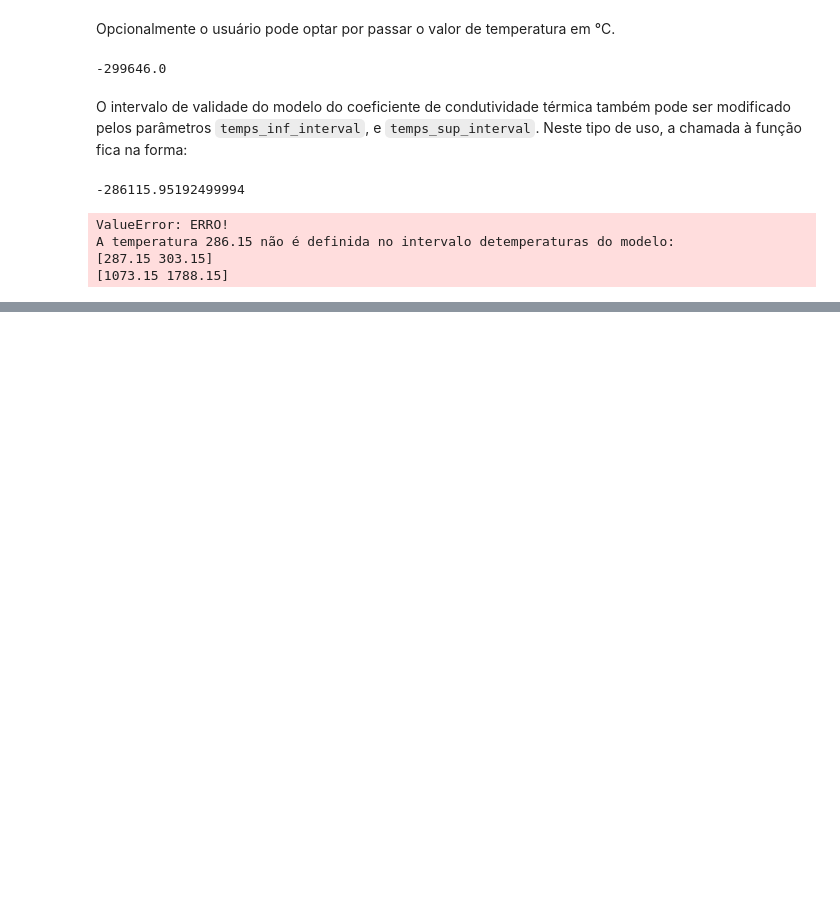
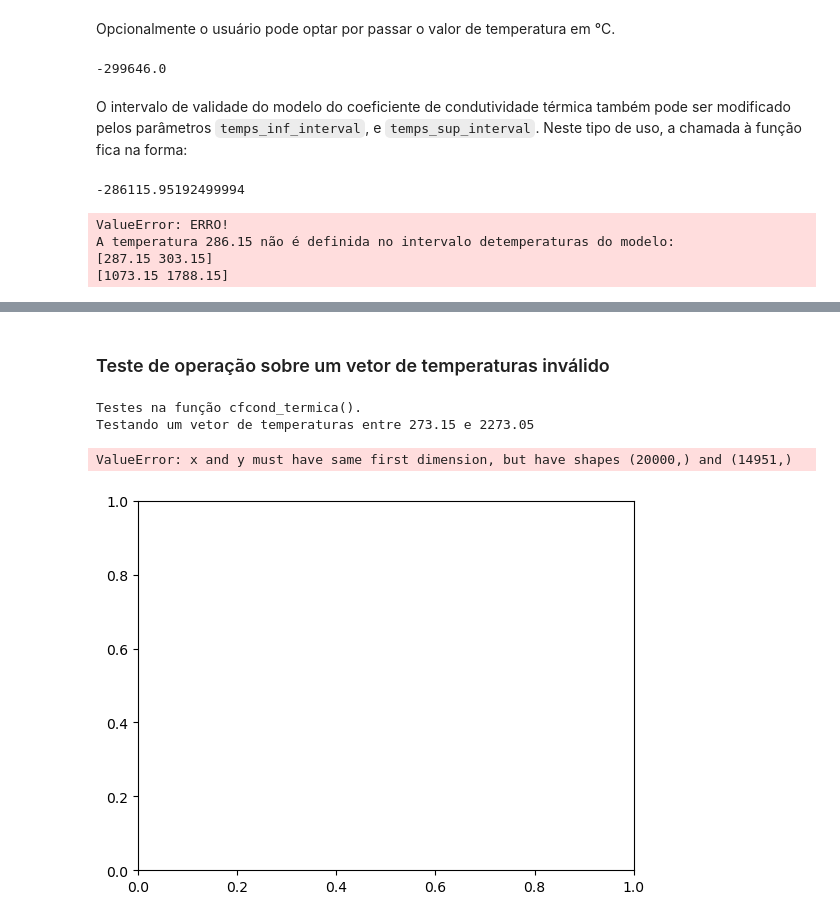
Before and after one commit to ProfLeao/codigosemdesenvolvimento, a Jupyter notebook: EDOMARCELO/coeficientespolinomiais.ipynb, the cells around one changed output, grey strips where cells are left out. Saved outputs shown, nothing was run; the diff lists cells and outputs as text; code cells hidden in the pictures; blank space fills up the shorter version.

```diff
--- a/EDOMARCELO/coeficientespolinomiais.ipynb
+++ b/EDOMARCELO/coeficientespolinomiais.ipynb
@@ -101,0 +123,9 @@ A temperatura 286.15 não é definida no intervalo detemperaturas do modelo:
+# %% [markdown]
+### Teste de operação sobre um vetor de temperaturas inválido
+# %%
+mtt.teste_condterm("VECTEMP-PARC-INVAL") #Deve retornar um erro
+# %% [output]
+Testes na função cfcond_termica().
+Testando um vetor de temperaturas entre 273.15 e 2273.05
+ValueError: x and y must have same first dimension, but have shapes (20000,) and (14951,)
+[figure, added]
```
Also changed, not shown: parts of 5 cells of this notebook, 2 other files.
